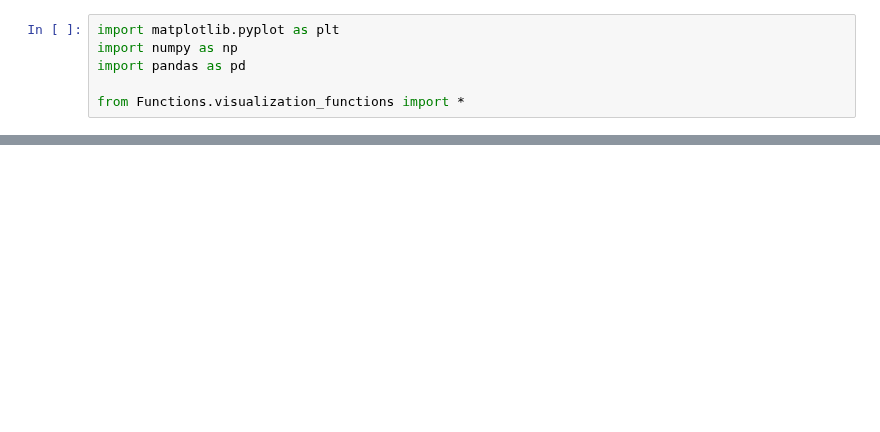
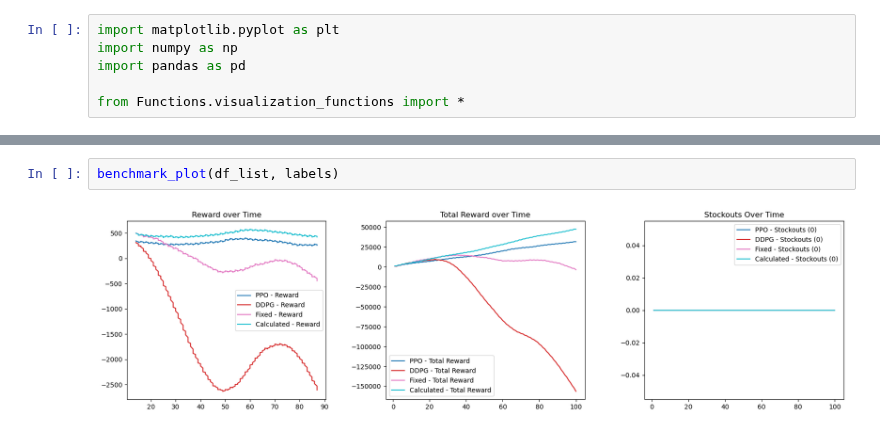
Before and after one commit to jonas-rer/RL_SCM, a Jupyter notebook: Final/00_evaluation.ipynb, the cells around one changed output, grey strips where cells are left out. Saved outputs shown, nothing was run; the diff lists cells and outputs as text; blank space fills up the shorter version.

```diff
--- a/Final/00_evaluation.ipynb
+++ b/Final/00_evaluation.ipynb
@@ -37,0 +38,4 @@ benchmark_plot(df_all, labels_all)
+# %%
+benchmark_plot(df_list, labels)
+# %% [output]
+[figure, added]
```
Also changed, not shown: parts of 5 cells of this notebook, 11 other files.
